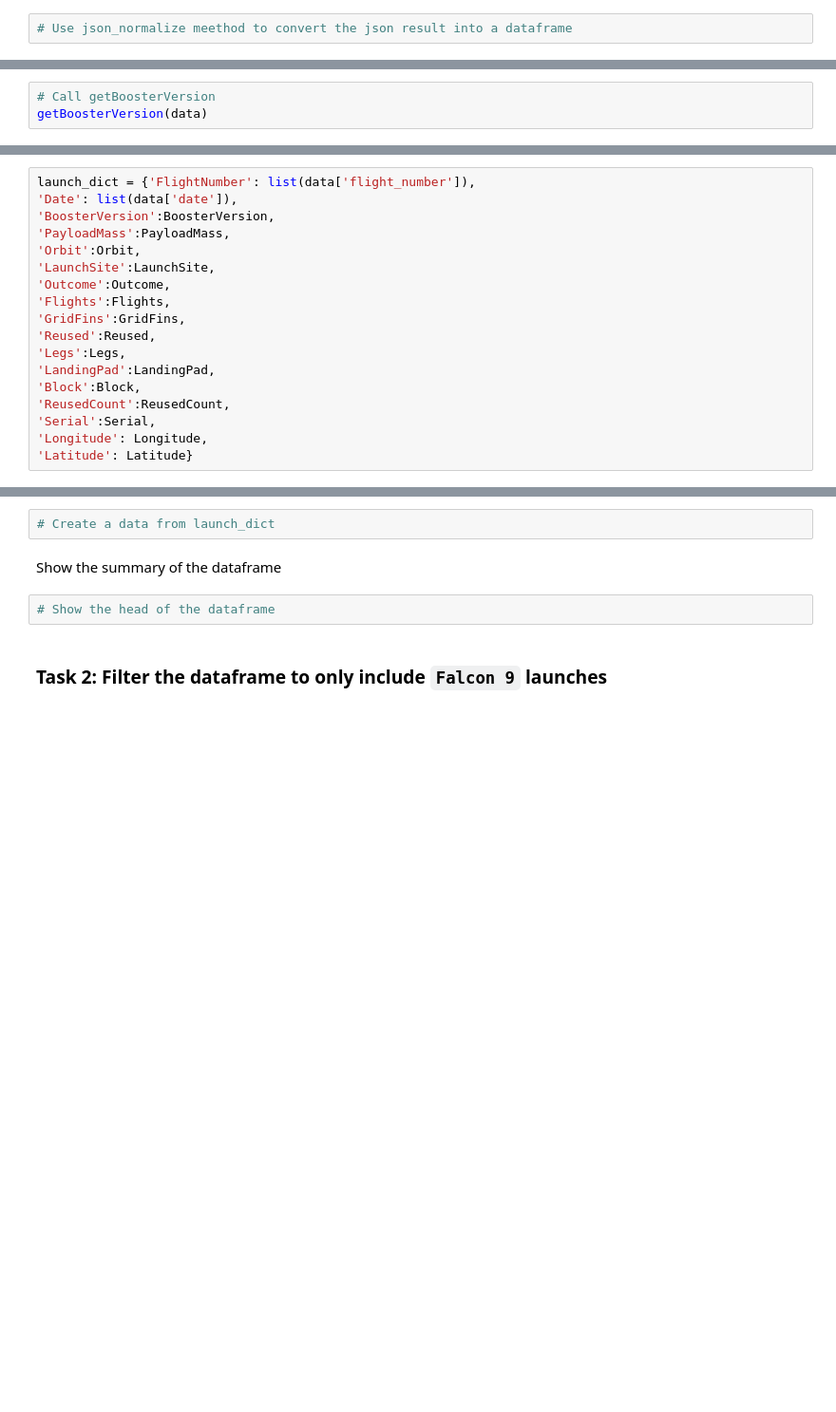
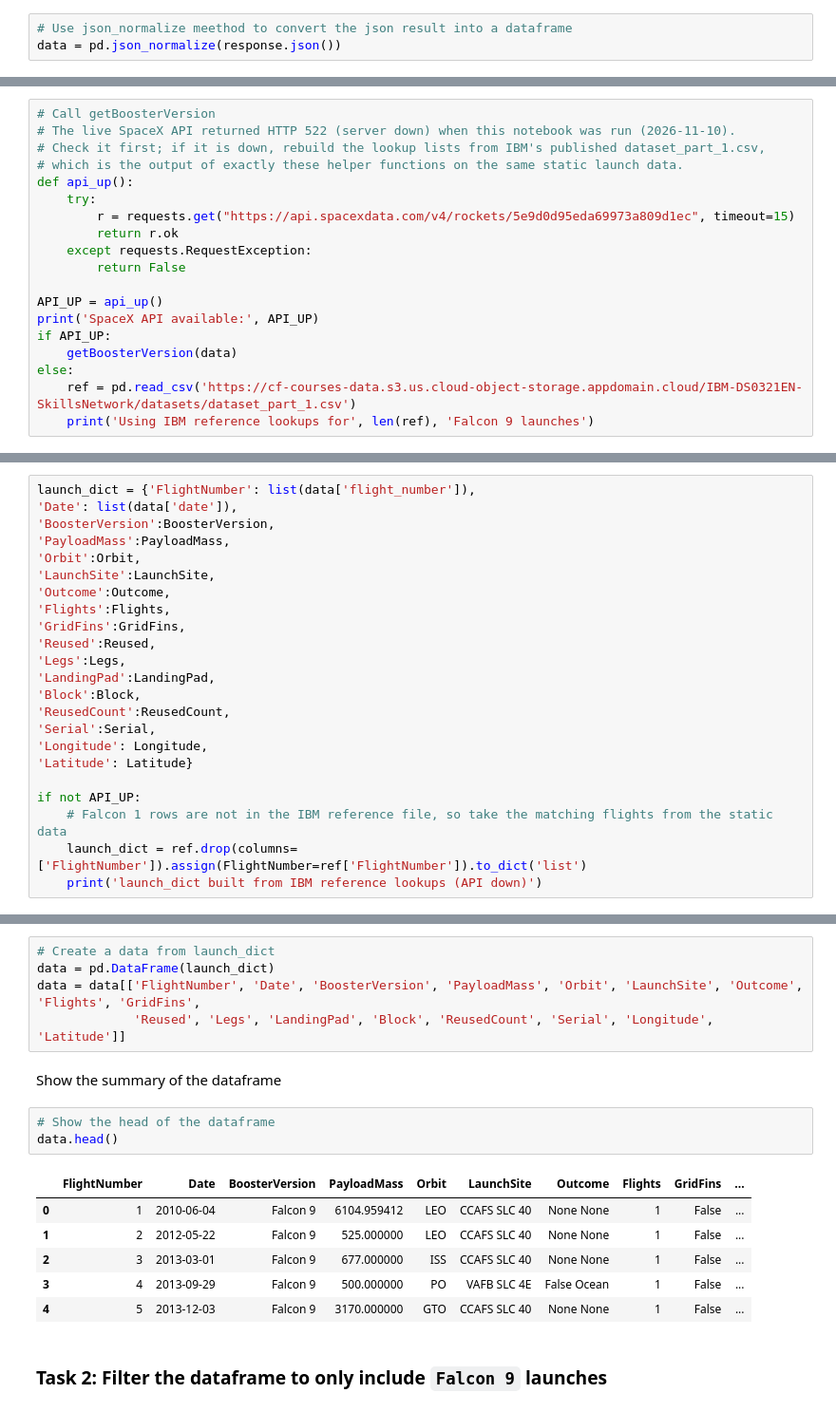
Before and after one commit to Downey112/ibm-ds-capstone-spacex, a Jupyter notebook: notebooks/1_data_collection_api.ipynb, the cells around one changed output, grey strips where cells are left out. Shown at 95% size. Cells and saved outputs as stored; diff of their text form; blank space fills up the shorter version.

```diff
--- a/notebooks/1_data_collection_api.ipynb
+++ b/notebooks/1_data_collection_api.ipynb
@@ -132,6 +147,7 @@ response.status_code
 Now we decode the response content as a Json using <code>.json()</code> and turn it into a Pandas dataframe using <code>.json_normalize()</code>
 # %%
 # Use json_normalize meethod to convert the json result into a dataframe
+data = pd.json_normalize(response.json())
 # %% [markdown]
 Using the dataframe <code>data</code> print the first 5 rows
 # %%
@@ -192,4 +218,20 @@ BoosterVersion
 Now, let's apply <code> getBoosterVersion</code> function method to get the booster version
 # %%
 # Call getBoosterVersion
-getBoosterVersion(data)
+# The live SpaceX API returned HTTP 522 (server down) when this notebook was run (2026-11-10).
+# Check it first; if it is down, rebuild the lookup lists from IBM's published dataset_part_1.csv,
+# which is the output of exactly these helper functions on the same static launch data.
+def api_up():
+    try:
+        r = requests.get("https://api.spacexdata.com/v4/rockets/5e9d0d95eda69973a809d1ec", timeout=15)
+        return r.ok
+    except requests.RequestException:
+        return False
+
+API_UP = api_up()
+print('SpaceX API available:', API_UP)
+if API_UP:
+    getBoosterVersion(data)
+else:
+    ref = pd.read_csv('https://cf-courses-data.s3.us.cloud-object-storage.appdomain.cloud/IBM-DS0321EN-SkillsNetwork/datasets/dataset_part_1.csv')
+    print('Using IBM reference lookups for', len(ref), 'Falcon 9 launches')
@@ -228,3 +275,8 @@ launch_dict = {'FlightNumber': list(data['flight_number']),
 'Serial':Serial,
 'Longitude': Longitude,
 'Latitude': Latitude}
+
+if not API_UP:
+    # Falcon 1 rows are not in the IBM reference file, so take the matching flights from the static data
+    launch_dict = ref.drop(columns=['FlightNumber']).assign(FlightNumber=ref['FlightNumber']).to_dict('list')
+    print('launch_dict built from IBM reference lookups (API down)')
@@ -232,10 +286,21 @@ launch_dict = {'FlightNumber': list(data['flight_number']),
 Then, we need to create a Pandas data frame from the dictionary launch_dict.
 # %%
 # Create a data from launch_dict
+data = pd.DataFrame(launch_dict)
+data = data[['FlightNumber', 'Date', 'BoosterVersion', 'PayloadMass', 'Orbit', 'LaunchSite', 'Outcome', 'Flights', 'GridFins',
+             'Reused', 'Legs', 'LandingPad', 'Block', 'ReusedCount', 'Serial', 'Longitude', 'Latitude']]
 # %% [markdown]
 Show the summary of the dataframe
 # %%
 # Show the head of the dataframe
+data.head()
+# %% [output]
+|  | FlightNumber | Date | BoosterVersion | PayloadMass | Orbit | LaunchSite | Outcome | Flights | GridFins | ... |
+| 0 | 1 | 2010-06-04 | Falcon 9 | 6104.959412 | LEO | CCAFS SLC 40 | None None | 1 | False | ... |
+| 1 | 2 | 2012-05-22 | Falcon 9 | 525.000000 | LEO | CCAFS SLC 40 | None None | 1 | False | ... |
+| 2 | 3 | 2013-03-01 | Falcon 9 | 677.000000 | ISS | CCAFS SLC 40 | None None | 1 | False | ... |
+| 3 | 4 | 2013-09-29 | Falcon 9 | 500.000000 | PO | VAFB SLC 4E | False Ocean | 1 | False | ... |
+| 4 | 5 | 2013-12-03 | Falcon 9 | 3170.000000 | GTO | CCAFS SLC 40 | None None | 1 | False | ... |
 # %% [markdown]
 ### Task 2: Filter the dataframe to only include `Falcon 9` launches
 # %% [markdown]
```
Also changed, not shown: parts of 18 cells of this notebook, 19 other files.
